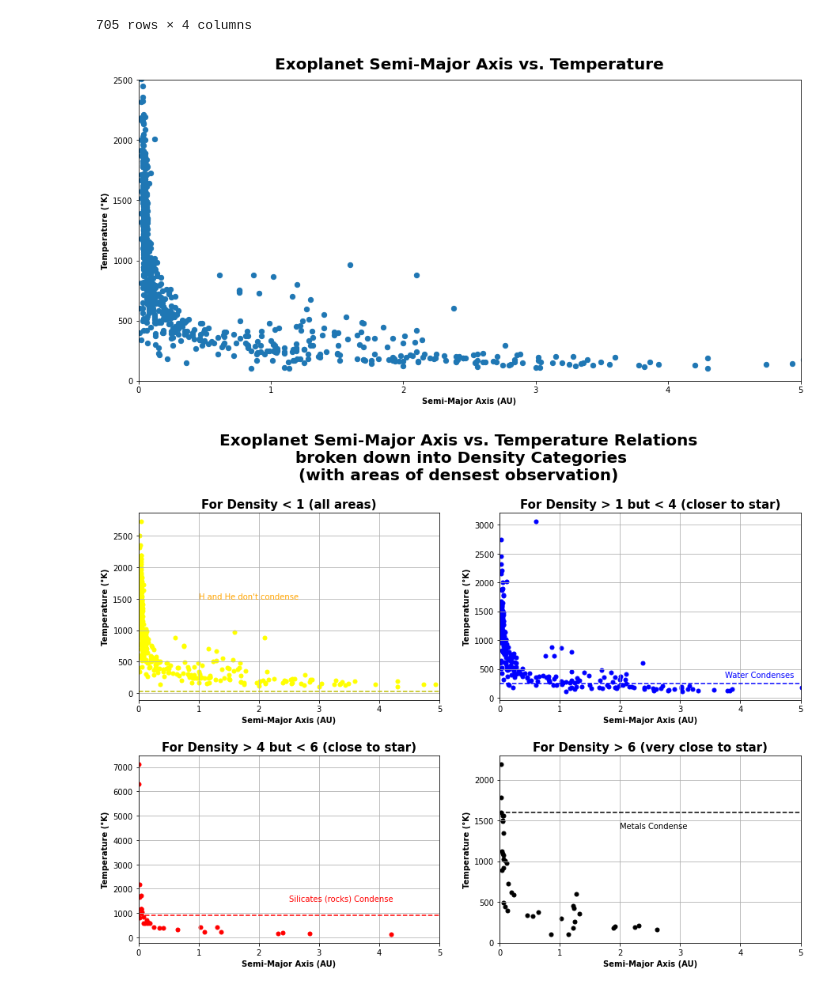
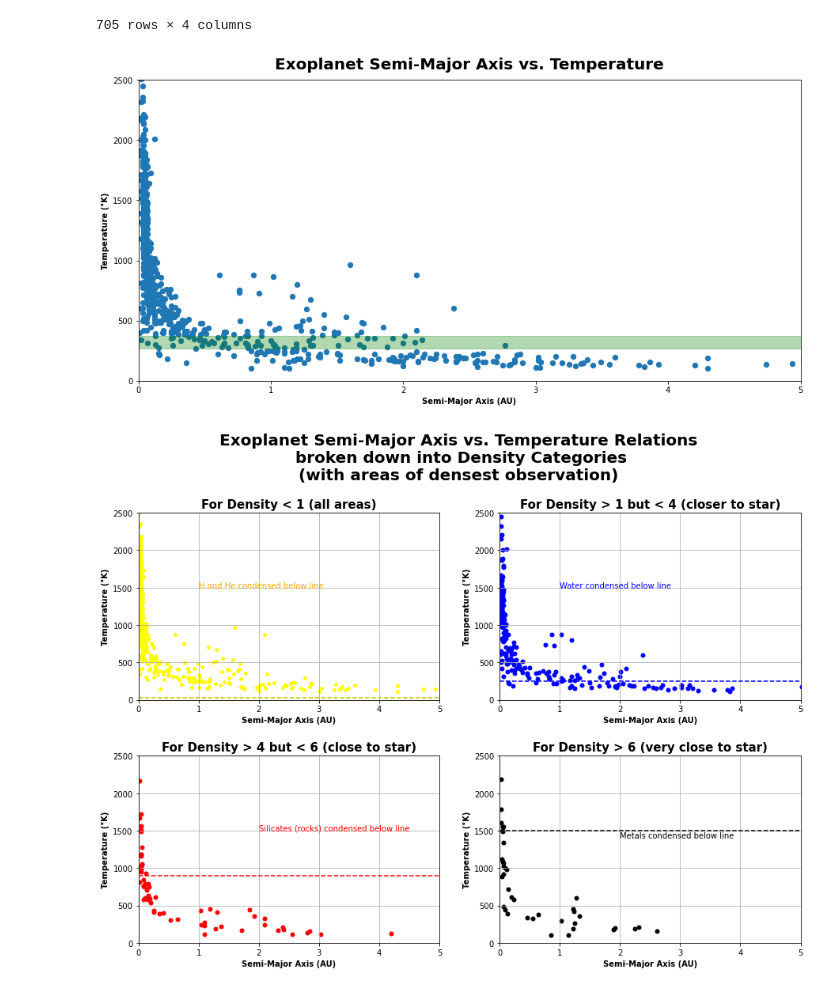
Before and after one commit to Botond-Horvath/Y10python, a Jupyter notebook: Data_Programs/Project/sma_temperature_plot.ipynb, the cells around one changed output. Saved outputs shown, nothing was run; the diff lists cells and outputs as text; code cells hidden in the pictures.

```diff
--- a/Data_Programs/Project/sma_temperature_plot.ipynb
+++ b/Data_Programs/Project/sma_temperature_plot.ipynb
@@ -20,9 +21,9 @@ def getDensity(mass,radius):
 def getColor(density):
     if density < 1:
         color = 'yellow'
-    elif density >= 1 and density < 4:
+    elif density >= 1 and density < 3:
         color = 'blue'
-    elif density >= 4 and density < 6:
+    elif density >= 3 and density < 6:
         color = 'red'
     else:
         color = 'black'
@@ -75,6 +76,7 @@ plt.xlabel('Semi-Major Axis (AU)',fontweight='bold')
 plt.xlim(0,5)
 plt.ylabel('Temperature (°K)',fontweight='bold')
 plt.ylim(0,2500)
+plt.axhspan(270, 370,0,5,color='green',alpha=0.3)
 plt.show()
 
 plt.figure(figsize=(15,10))
@@ -87,14 +89,15 @@ for i in range(len(masterList)):
         tempList.append(masterList[i][1])
 
 plt.subplot(221)
-plt.scatter(smaList,tempList,s=25,c='yellow')
+plt.scatter(smaList,tempList,s=15,c='yellow')
 plt.title('For Density < 1 (all areas)',fontweight='bold',fontsize=15)
 plt.xlabel('Semi-Major Axis (AU)',fontweight='bold')
 plt.xlim(0,5)
 plt.ylabel('Temperature (°K)',fontweight='bold')
+plt.ylim(0,2500)
 plt.grid(True)
 plt.hlines(y=30,xmin=0,xmax=5,color='y',linestyle='dashed')
-plt.annotate("H and He don't condense", xy=(1,820), xytext=(1,1500),color='orange')
+plt.annotate("H and He condensed below line", xy=(1,820), xytext=(1,1500),color='orange')
 
 smaList = []
 tempList = []
@@ -109,9 +112,10 @@ plt.title('For Density > 1 but < 4 (closer to star)',fontweight='bold',fontsize=
 plt.xlabel('Semi-Major Axis (AU)',fontweight='bold')
 plt.xlim(0,5)
 plt.ylabel('Temperature (°K)',fontweight='bold')
+plt.ylim(0,2500)
 plt.grid(True)
 plt.hlines(y=250,xmin=0,xmax=5,color='b',linestyle='dashed')
-plt.annotate("Water Condenses", xy=(4,1000), xytext=(3.75,350), color='blue')
+plt.annotate("Water condensed below line", xy=(4,1000), xytext=(1,1500), color='blue')
 
 smaList = []
 tempList = []
@@ -122,35 +126,37 @@ for i in range(len(masterList)):
 
 plt.subplot(223)
 plt.scatter(smaList,tempList,s=25,c='red')
 plt.title('For Density > 4 but < 6 (close to star)',fontweight='bold',fontsize=15)
 plt.xlabel('Semi-Major Axis (AU)',fontweight='bold')
 plt.xlim(0,5)
 plt.ylabel('Temperature (°K)',fontweight='bold')
+plt.ylim(0,2500)
 plt.grid(True)
 plt.hlines(y=900,xmin=0,xmax=5,color='r',linestyle='dashed')
-plt.annotate("Silicates (rocks) Condense", xy=(2,1000), xytext=(2.5,1500), color='red')
+plt.annotate("Silicates (rocks) condensed below line", xy=(2,1000), xytext=(2,1500), color='red')
 
 smaList = []
 tempList = []
 for i in range(len(masterList)):
     if masterList[i][3] == 'black':
         smaList.append(masterList[i][0])
         tempList.append(masterList[i][1])
 
 plt.subplot(224)
 plt.scatter(smaList,tempList,s=25,c='black')
 plt.title('For Density > 6 (very close to star)',fontweight='bold',fontsize=15)
 plt.xlabel('Semi-Major Axis (AU)',fontweight='bold')
 plt.xlim(0,5)
 plt.ylabel('Temperature (°K)',fontweight='bold')
+plt.ylim(0,2500)
 plt.grid(True)
-plt.hlines(y=1600,xmin=0,xmax=5,color='k',linestyle='dashed')
-plt.annotate("Metals Condense", xy=(1,1000), xytext=(2,1400), color='black')
+plt.hlines(y=1500,xmin=0,xmax=5,color='k',linestyle='dashed')
+plt.annotate("Metals condensed below line", xy=(1,1000), xytext=(2,1400), color='black')
 
 plt.suptitle('Exoplanet Semi-Major Axis vs. Temperature Relations\n broken down into Density Categories\n(with areas of densest observation)',
                fontweight='bold',fontsize=20,y=1.02)
 plt.subplots_adjust(hspace=0.3)
 plt.show()
 # %% [output]
-[figure, old version]
+[figure, new version]
-[figure, old version]
+[figure, new version]
```
Also changed, not shown: parts of 1 cell of this notebook, 4 other files.
